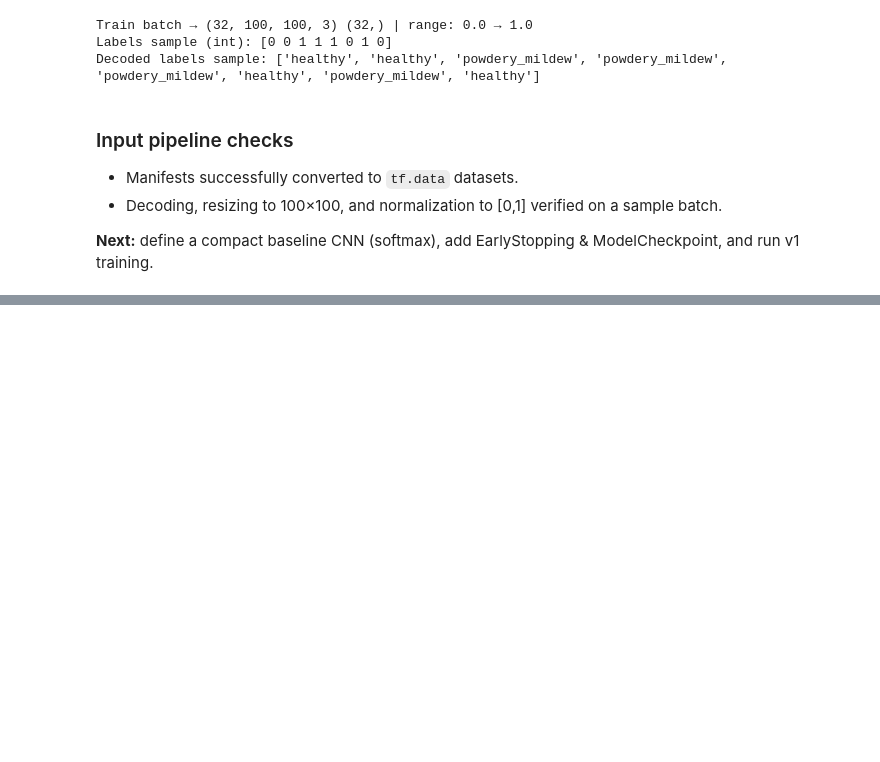
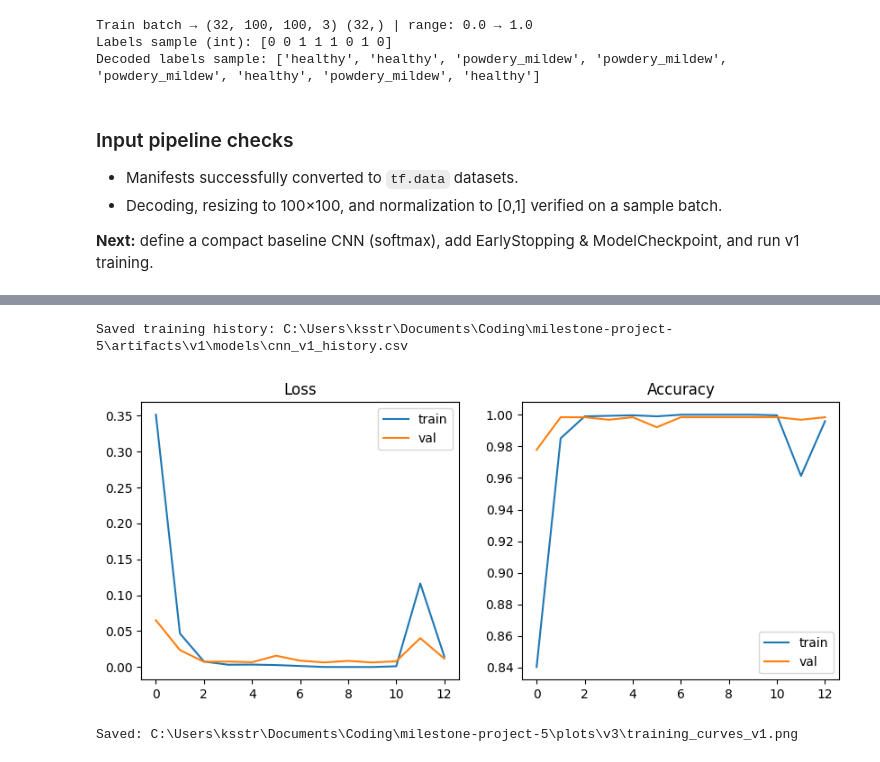
Before and after one commit to ksstrat/milestone-project-5, a Jupyter notebook: jupyter_notebooks/05_modelling_and_evaluation.ipynb, the cells around one changed output, grey strips where cells are left out. Drawn from its saved outputs; the diff is of its cells as text; code cells hidden in the pictures; blank space fills up the shorter version.

Commit message:
feat: add baseline CNN v1 with EarlyStopping, ModelCheckpoint, and training visualization (05_modelling_and_evaluation)

```diff
--- a/jupyter_notebooks/05_modelling_and_evaluation.ipynb
+++ b/jupyter_notebooks/05_modelling_and_evaluation.ipynb
@@ -187,0 +319,27 @@ Decoded labels sample: ['healthy', 'healthy', 'powdery_mildew', 'powdery_mildew'
+# %%
+hist_df = pd.DataFrame(history.history)
+hist_path = MODEL_DIR / "cnn_v1_history.csv"
+hist_df.to_csv(hist_path, index=False)
+print("Saved training history:", hist_path.resolve())
+
+# Plot curves
+fig, ax = plt.subplots(1, 2, figsize=(10, 4))
+ax[0].plot(history.history["loss"], label="train")
+ax[0].plot(history.history["val_loss"], label="val")
+ax[0].set_title("Loss")
+ax[0].legend()
+
+ax[1].plot(history.history["accuracy"], label="train")
+ax[1].plot(history.history["val_accuracy"], label="val")
+ax[1].set_title("Accuracy")
+ax[1].legend()
+
+out_plot = PLOTS_V3_DIR / "training_curves_v1.png"
+fig.savefig(out_plot, bbox_inches="tight", dpi=150)
+plt.show()
+plt.close(fig)
+print("Saved:", out_plot.resolve())
+# %% [output]
+Saved training history: C:\Users\ksstr\Documents\Coding\milestone-project-5\artifacts\v1\models\cnn_v1_history.csv
+[figure, added]
+Saved: C:\Users\ksstr\Documents\Coding\milestone-project-5\plots\v3\training_curves_v1.png
```
Also changed, not shown: parts of 5 cells of this notebook, 3 other files.
